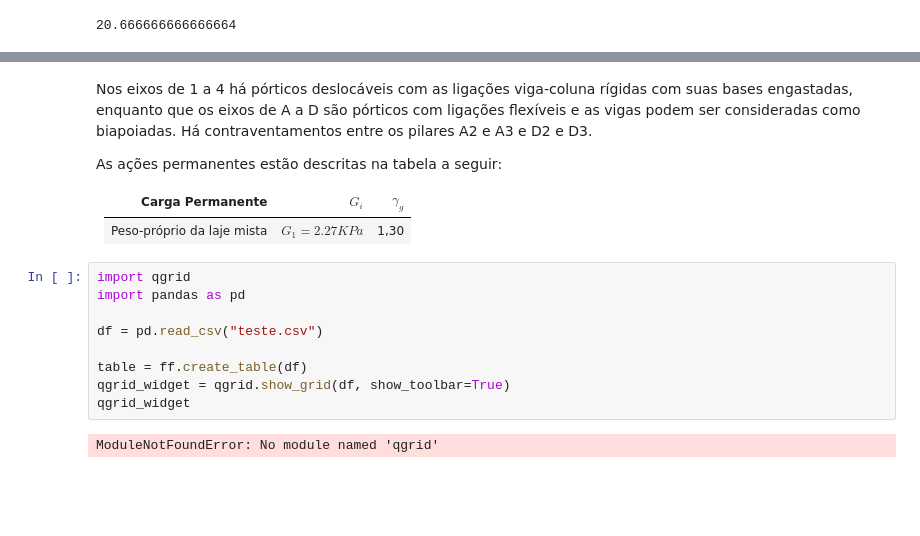
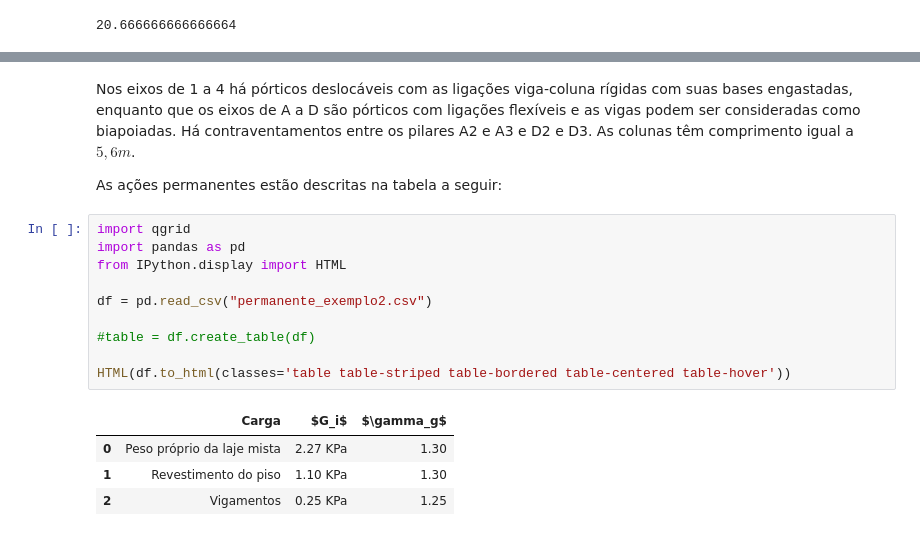
Before and after one commit to goajunior/estruturas4, a Jupyter notebook: Untitled.ipynb, the cells around one changed output, grey strips where cells are left out. Drawn from its saved outputs; the diff is of its cells as text; blank space fills up the shorter version.

```diff
--- a/Untitled.ipynb
+++ b/Untitled.ipynb
@@ -102,21 +102,21 @@ Planta da edificação:
 
 ![planta%201.png](attachment:planta%201.png)
 # %% [markdown]
-Nos eixos de 1 a 4 há pórticos deslocáveis com as ligações viga-coluna rígidas com suas bases engastadas, enquanto que os eixos de A a D são pórticos com ligações flexíveis e as vigas podem ser consideradas como biapoiadas. Há contraventamentos entre os pilares A2 e A3 e D2 e D3.
+Nos eixos de 1 a 4 há pórticos deslocáveis com as ligações viga-coluna rígidas com suas bases engastadas, enquanto que os eixos de A a D são pórticos com ligações flexíveis e as vigas podem ser consideradas como biapoiadas. Há contraventamentos entre os pilares A2 e A3 e D2 e D3. As colunas têm comprimento igual a $5,6 m$.
 
 As ações permanentes estão descritas na tabela a seguir:
-
-| Carga Permanente |           $G_i$ | $\gamma_g$ |
-|:--------------------------:|-----------------------------------|---|
-|Peso-próprio da laje mista| $G_1 = 2.27 KPa$ | 1,30|
 # %%
 import qgrid
 import pandas as pd
+from IPython.display import HTML
 
-df = pd.read_csv("teste.csv")
+df = pd.read_csv("permanente_exemplo2.csv")
 
-table = ff.create_table(df)
-qgrid_widget = qgrid.show_grid(df, show_toolbar=True)
-qgrid_widget
+#table = df.create_table(df)
+
+HTML(df.to_html(classes='table table-striped table-bordered table-centered table-hover'))
 # %% [output]
-ModuleNotFoundError: No module named 'qgrid'
+|  | Carga | $G_i$ | $\gamma_g$ |
+| 0 | Peso próprio da laje mista | 2.27 KPa | 1.30 |
+| 1 | Revestimento do piso | 1.10 KPa | 1.30 |
+| 2 | Vigamentos | 0.25 KPa | 1.25 |
```
Also changed, not shown: parts of 28 cells of this notebook, 7 other files.
